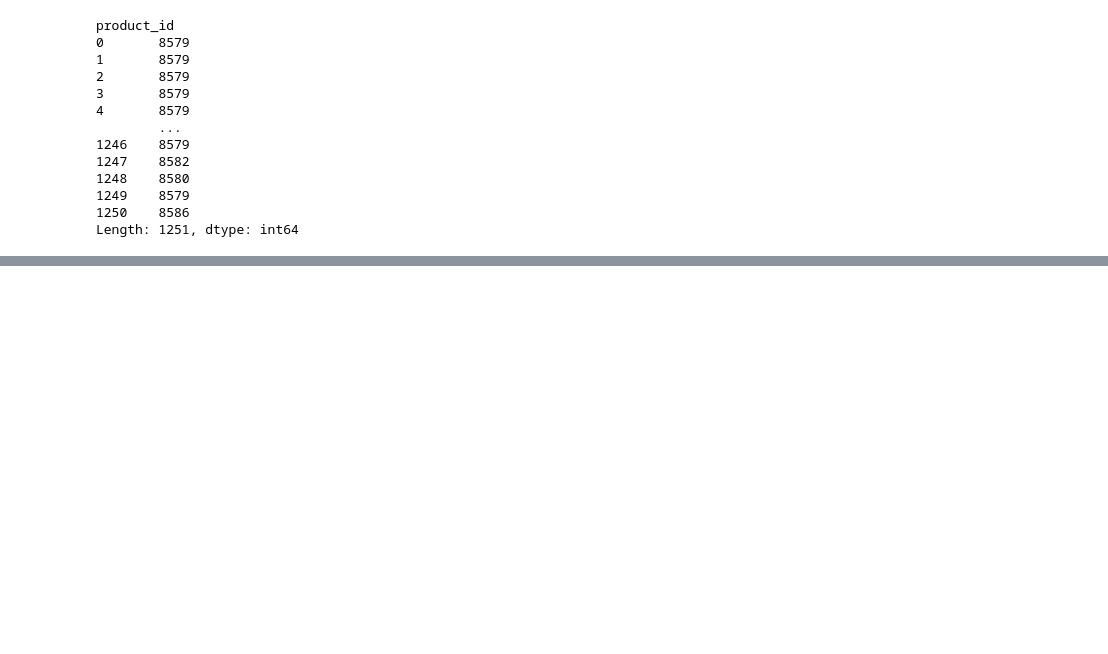
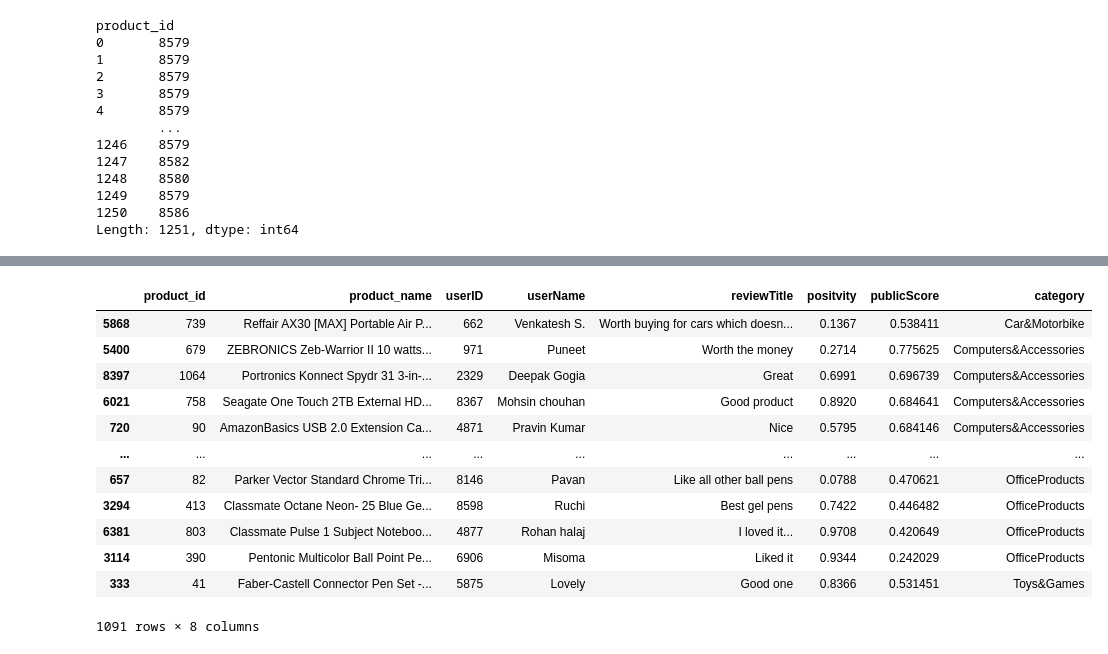
Before and after one commit to sparsh44/GRID_USA, a Jupyter notebook: model/model2.ipynb, the cells around one changed output, grey strips where cells are left out. Cells and saved outputs as stored; diff of their text form; code cells hidden in the pictures; blank space fills up the shorter version.

```diff
--- a/model/model2.ipynb
+++ b/model/model2.ipynb
@@ -928,0 +973,17 @@ Length: 8587, dtype: int64
+# %%
+sorted_df = every_ninth.sort_values(by=['category', 'publicScore'], ascending=[True, False])
+sorted_df
+# %% [output]
+|  | product_id | product_name | userID | userName | reviewTitle | positvity | publicScore | category |
+| 5868 | 739 | Reffair AX30 [MAX] Portable Air P... | 662 | Venkatesh S. | Worth buying for cars which doesn... | 0.1367 | 0.538411 | Car&Motorbike |
+| 5400 | 679 | ZEBRONICS Zeb-Warrior II 10 watts... | 971 | Puneet | Worth the money | 0.2714 | 0.775625 | Computers&Accessories |
+| 8397 | 1064 | Portronics Konnect Spydr 31 3-in-... | 2329 | Deepak Gogia | Great | 0.6991 | 0.696739 | Computers&Accessories |
+| 6021 | 758 | Seagate One Touch 2TB External HD... | 8367 | Mohsin chouhan | Good product | 0.8920 | 0.684641 | Computers&Accessories |
+| 720 | 90 | AmazonBasics USB 2.0 Extension Ca... | 4871 | Pravin Kumar | Nice | 0.5795 | 0.684146 | Computers&Accessories |
+| ... | ... | ... | ... | ... | ... | ... | ... | ... |
+| 657 | 82 | Parker Vector Standard Chrome Tri... | 8146 | Pavan | Like all other ball pens | 0.0788 | 0.470621 | OfficeProducts |
+| 3294 | 413 | Classmate Octane Neon- 25 Blue Ge... | 8598 | Ruchi | Best gel pens | 0.7422 | 0.446482 | OfficeProducts |
+| 6381 | 803 | Classmate Pulse 1 Subject Noteboo... | 4877 | Rohan halaj | I loved it... | 0.9708 | 0.420649 | OfficeProducts |
+| 3114 | 390 | Pentonic Multicolor Ball Point Pe... | 6906 | Misoma | Liked it | 0.9344 | 0.242029 | OfficeProducts |
+| 333 | 41 | Faber-Castell Connector Pen Set -... | 5875 | Lovely | Good one | 0.8366 | 0.531451 | Toys&Games |
+1091 rows × 8 columns
```
Also changed, not shown: parts of 20 cells of this notebook, 4 other files.
